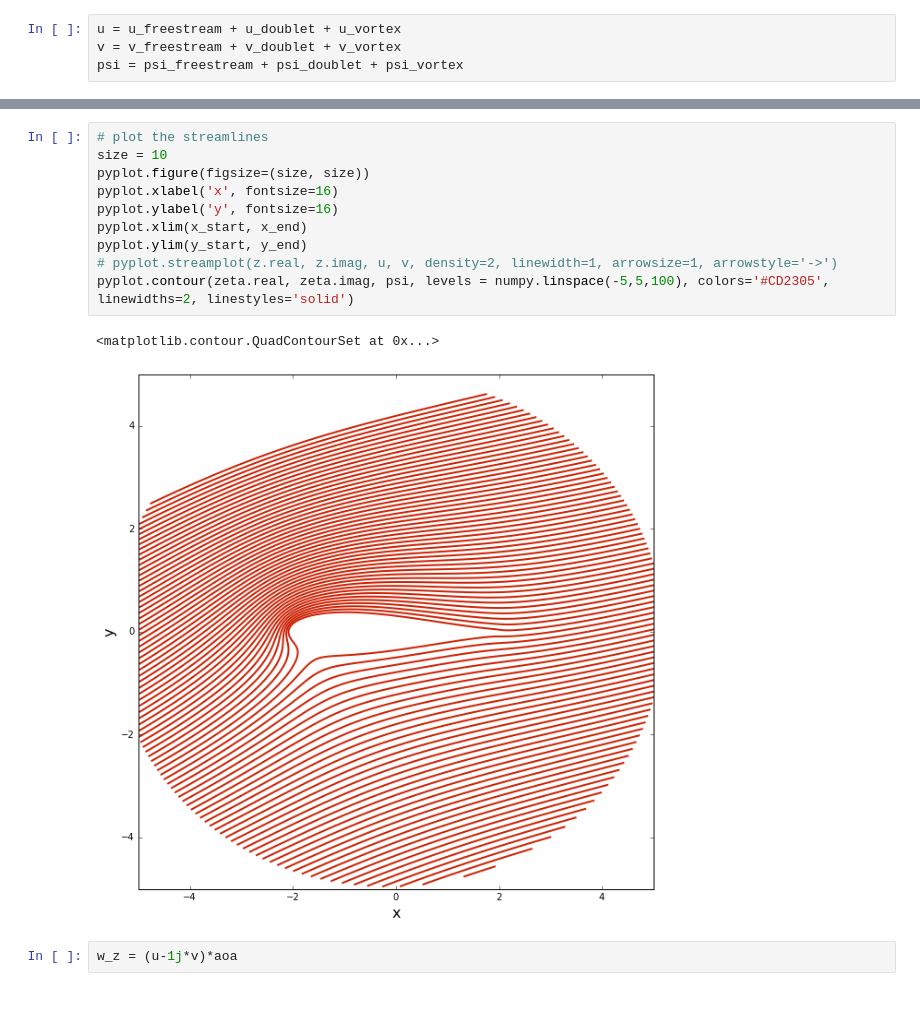
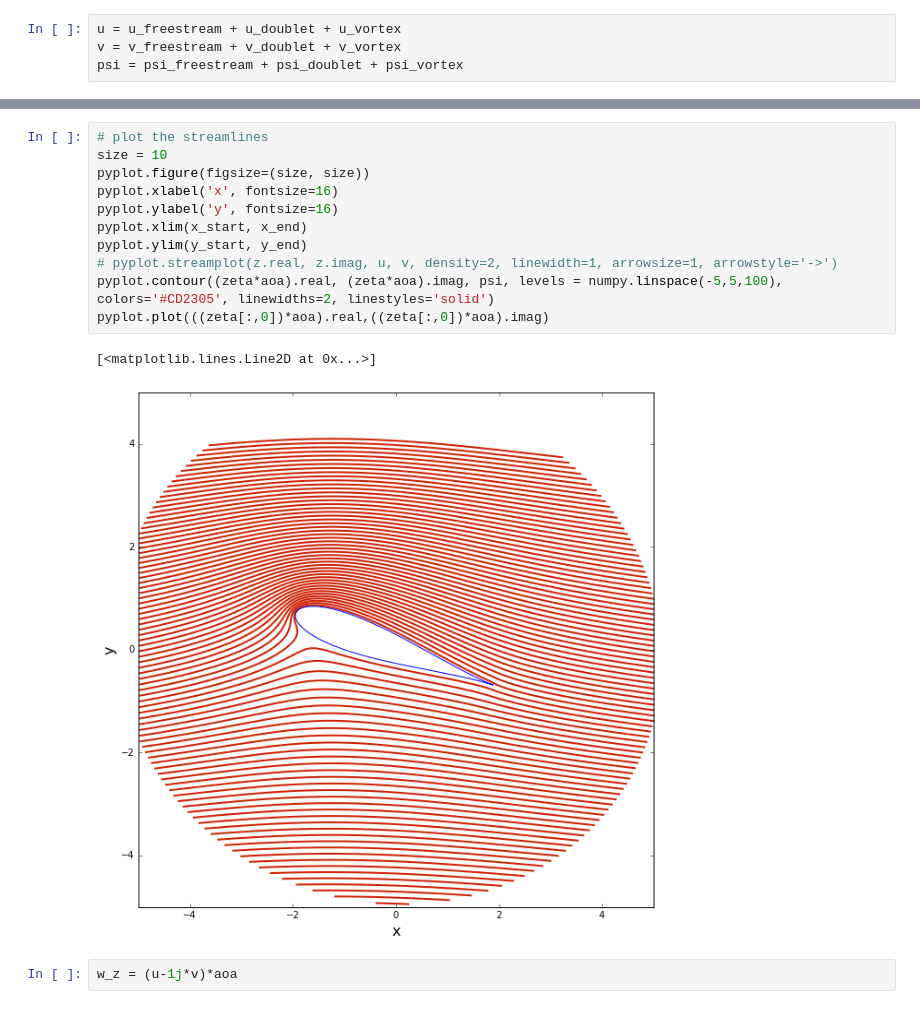
Before and after one commit to zhenyushi/mae6226_workspace, a Jupyter notebook: Assignment_02.ipynb, the cells around one changed output, grey strips where cells are left out. Cells and saved outputs as stored; diff of their text form.

```diff
--- a/Assignment_02.ipynb
+++ b/Assignment_02.ipynb
@@ -454,16 +471,17 @@ pyplot.contour(z.real, z.imag, psi, levels = numpy.linspace(-5,5,100), colors='#
 # %%
 # plot the streamlines
 size = 10
 pyplot.figure(figsize=(size, size))
 pyplot.xlabel('x', fontsize=16)
 pyplot.ylabel('y', fontsize=16)
 pyplot.xlim(x_start, x_end)
 pyplot.ylim(y_start, y_end)
 # pyplot.streamplot(z.real, z.imag, u, v, density=2, linewidth=1, arrowsize=1, arrowstyle='->')
-pyplot.contour(zeta.real, zeta.imag, psi, levels = numpy.linspace(-5,5,100), colors='#CD2305', linewidths=2, linestyles='solid')
+pyplot.contour((zeta*aoa).real, (zeta*aoa).imag, psi, levels = numpy.linspace(-5,5,100), colors='#CD2305', linewidths=2, linestyles='solid')
+pyplot.plot(((zeta[:,0])*aoa).real,((zeta[:,0])*aoa).imag)
 # %% [output]
-<matplotlib.contour.QuadContourSet at 0x...>
+[<matplotlib.lines.Line2D at 0x...>]
-[figure, old version]
+[figure, new version]
 # %%
 w_z = (u-1j*v)*aoa
 # %%
```
Also changed, not shown: parts of 20 cells of this notebook.
